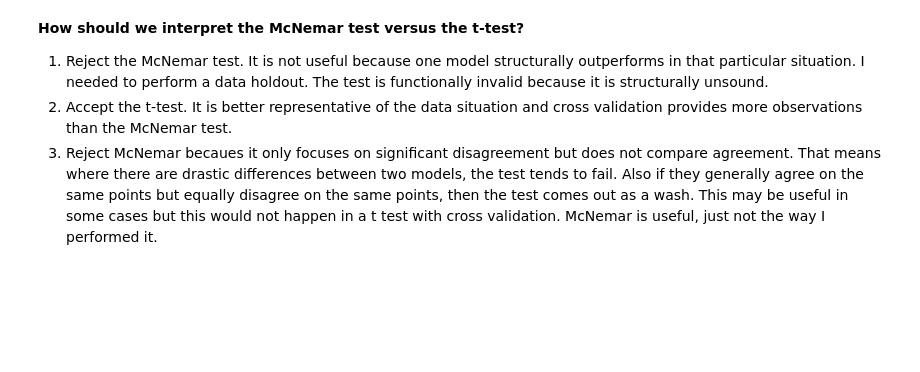
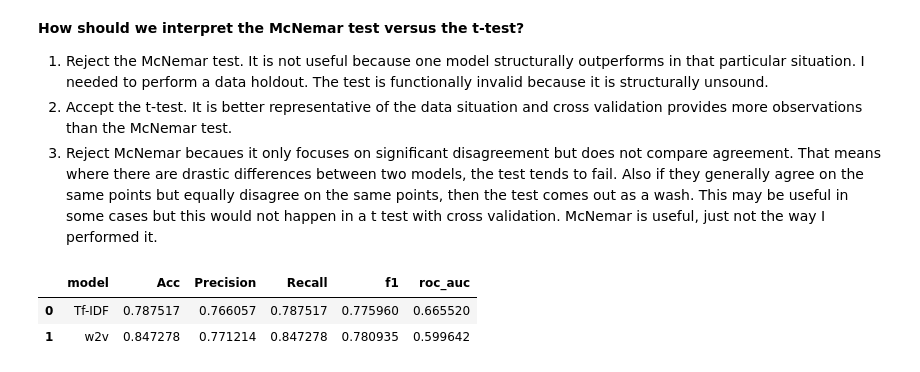
Before and after one commit to 523djr30/political-toxicity-final-project-CIS731, a Jupyter notebook: conventional_pipelines.ipynb, the cells around one changed output. Drawn from its saved outputs; the diff is of its cells as text; code cells hidden in the pictures; blank space fills up the shorter version.

```diff
--- a/conventional_pipelines.ipynb
+++ b/conventional_pipelines.ipynb
@@ -250,8 +252,8 @@ lr_tfidf = LogisticRegression(featuresCol=idf.getOutputCol(), labelCol=label_col
 pipeline_tfidf = Pipeline(stages=[tokenizer,filter,hashing_tf,idf,lr_tfidf])
 # %%
 # Fit and predict on whole corpus (no holdout)
-model_tfidf = pipeline_tfidf.fit(train_df)
-prediction_raw = model_tfidf.transform(train_df)
+model_tfidf = pipeline_tfidf.fit(train)
+prediction_raw = model_tfidf.transform(test)
 pred_tfidf = prediction_raw.select(text_col, label_col, col("prediction").alias("pred_tfidf"))
 pred_tfidf.head(5)
 # %% [output]
@@ -472,3 +485,30 @@ Tf-IDF outperforms Word2Vec in a case where the training dataset is equivalent t
 1. Reject the McNemar test. It is not useful because one model structurally outperforms in that particular situation. I needed to perform a data holdout. The test is functionally invalid because it is structurally unsound.
 2. Accept the t-test. It is better representative of the data situation and cross validation provides more observations than the McNemar test.
 3. Reject McNemar becaues it only focuses on significant disagreement but does not compare agreement. That means where there are drastic differences between two models, the test tends to fail. Also if they generally agree on the same points but equally disagree on the same points, then the test comes out as a wash. This may be useful in some cases but this would not happen in a t test with cross validation. McNemar is useful, just not the way I performed it.
+# %%
+# Generate Visualizations for Data Comparison
+# Convert to dataframe
+#  return (accuracy,confusion,precision,recall,f1,roc_auc)
+import pandas as pd
+metrics_tfidf_df = pd.DataFrame({
+    'model': 'Tf-IDF',
+    'Acc': metrics_tfidf[0],
+    'Precision': metrics_tfidf[1],
+    'Recall': metrics_tfidf[2],
+    'f1': metrics_tfidf[3],
+    'roc_auc': metrics_tfidf[4]
+}, index=[0])
+metrics_w2v_df = pd.DataFrame({
+    'model': 'w2v',
+    'Acc': metrics_w2v[0],
+    'Precision': metrics_w2v[1],
+    'Recall': metrics_w2v[2],
+    'f1': metrics_w2v[3],
+    'roc_auc': metrics_w2v[4]
+},  index=[1])
+metrics = pd.concat([metrics_tfidf_df,metrics_w2v_df])
+metrics
+# %% [output]
+|  | model | Acc | Precision | Recall | f1 | roc_auc |
+| 0 | Tf-IDF | 0.787517 | 0.766057 | 0.787517 | 0.775960 | 0.665520 |
+| 1 | w2v | 0.847278 | 0.771214 | 0.847278 | 0.780935 | 0.599642 |
```
Also changed, not shown: parts of 16 cells of this notebook, 1 other file.
